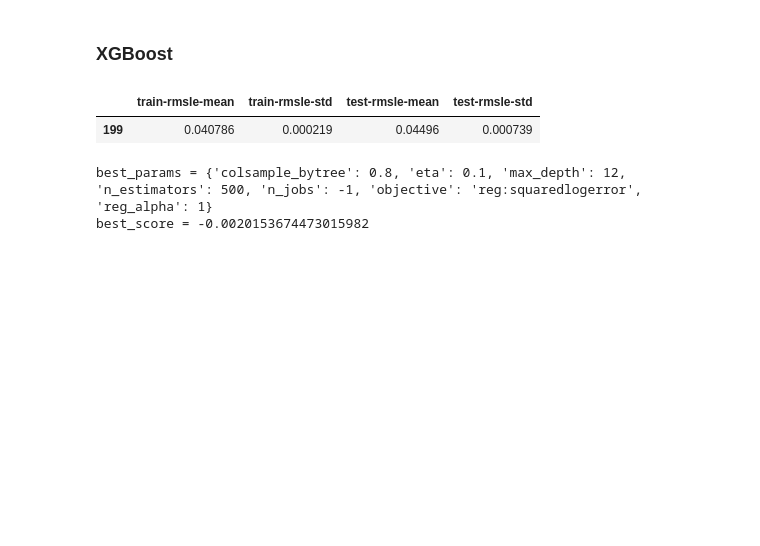
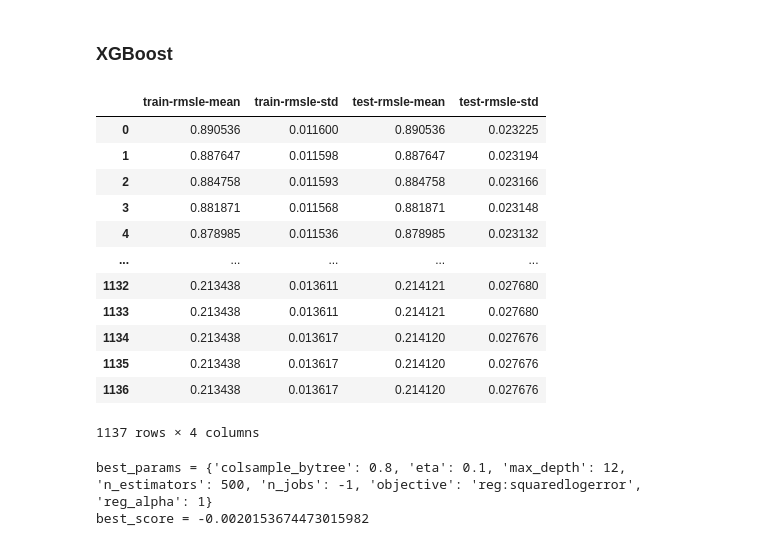
Before and after one commit to stephanie-yz/Kaggle_PG4.04_Abalone, a Jupyter notebook: 03_Modelling.ipynb, the cells around one changed output. Saved outputs shown, nothing was run; the diff lists cells and outputs as text; code cells hidden in the pictures; blank space fills up the shorter version.

Commit message:
Trial XGB params from kaggle notebooks

```diff
--- a/03_Modelling.ipynb
+++ b/03_Modelling.ipynb
@@ -129,16 +129,39 @@ rfvot.fit(x_train_onehot.values, y_train_le); None
 # %%
 ## convert data to DMatrix
 x_train_onehot_D = xgb.DMatrix(data=x_train_onehot, label=y_train)
 
 ## cross-validation
-params = {'objective':'reg:squaredlogerror', 'max_depth':8, 'eta':0.1}
-xgb_tuning = xgb.cv(dtrain=x_train_onehot_D, params=params, num_boost_round=200, early_stopping_rounds=20, nfold=5, as_pandas=True, seed=888)
+## parameters taken from: https://www.kaggle.com/code/thiagomantuani/ps4e4-abalone-regression-baseline/notebook#Models
+params = {'objective':'reg:squaredlogerror', 'max_depth':10,
+            'verbosity': 0,
+            'booster': 'gbtree',
+            'tree_method': 'hist',
+            'min_child_weight': 7,
+            'grow_policy': 'lossguide',
+            'gamma': 0.03816426816838989,
+            'subsample': 0.486382907668344,
+            'reg_lambda': 1.7487237399420372,
+            'reg_alpha': 0.013043045359306716,
+            'learning_rate': 0.011733966748427322,
+            'colsample_bytree': 0.5748511749872887, }
+xgb_tuning_trial = xgb.cv(dtrain=x_train_onehot_D, params=params, num_boost_round=1137, early_stopping_rounds=20, nfold=5, as_pandas=True, seed=888, metrics='rmsle')
 
 ## mean result
-xgb_tuning.tail(1)
+np.sqrt(xgb_tuning_trial)
 # %% [output]
 |  | train-rmsle-mean | train-rmsle-std | test-rmsle-mean | test-rmsle-std |
-| 199 | 0.040786 | 0.000219 | 0.04496 | 0.000739 |
+| 0 | 0.890536 | 0.011600 | 0.890536 | 0.023225 |
+| 1 | 0.887647 | 0.011598 | 0.887647 | 0.023194 |
+| 2 | 0.884758 | 0.011593 | 0.884758 | 0.023166 |
+| 3 | 0.881871 | 0.011568 | 0.881871 | 0.023148 |
+| 4 | 0.878985 | 0.011536 | 0.878985 | 0.023132 |
+| ... | ... | ... | ... | ... |
+| 1132 | 0.213438 | 0.013611 | 0.214121 | 0.027680 |
+| 1133 | 0.213438 | 0.013611 | 0.214121 | 0.027680 |
+| 1134 | 0.213438 | 0.013617 | 0.214120 | 0.027676 |
+| 1135 | 0.213438 | 0.013617 | 0.214120 | 0.027676 |
+| 1136 | 0.213438 | 0.013617 | 0.214120 | 0.027676 |
+1137 rows × 4 columns
 # %%
 ## hyperparameter tuning: n_estimators
 param_grid = {'n_estimators' : np.arange(300,600,100), 'max_depth':[8,12], 'eta':[0.1], 'colsample_bytree': [0.5, 0.8], 'reg_alpha':[1],         # parameters to tune
```
